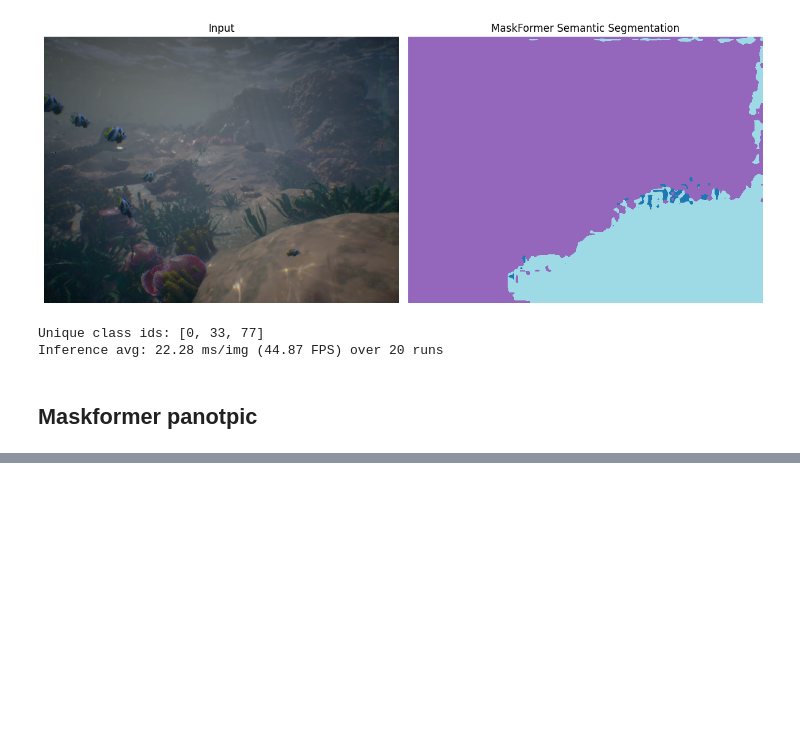
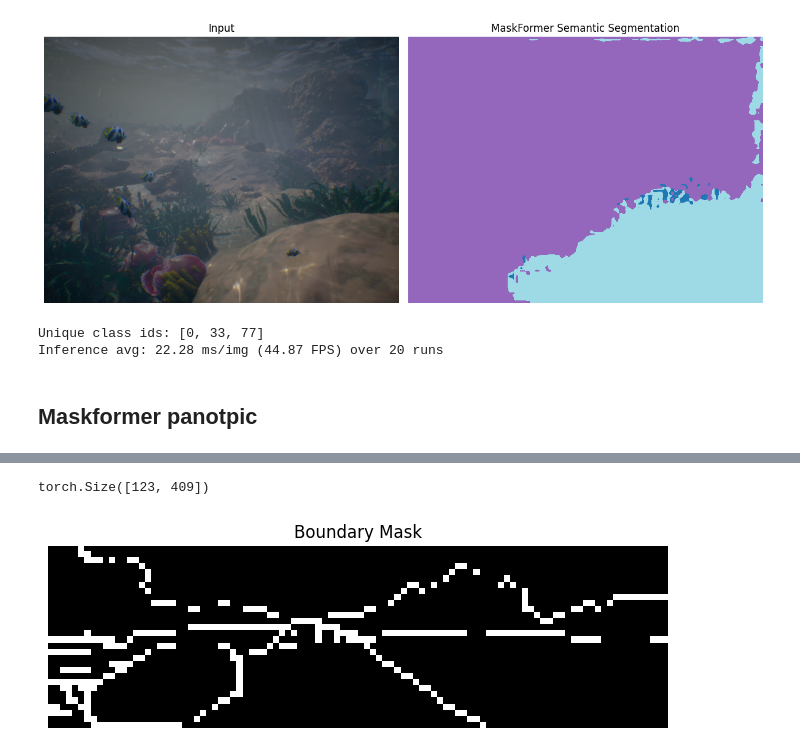
Before and after one commit to kumaran-3527/DPVO, a Jupyter notebook: dinov2-demo.ipynb, the cells around one changed output, grey strips where cells are left out. Saved outputs shown, nothing was run; the diff lists cells and outputs as text; code cells hidden in the pictures; blank space fills up the shorter version.

```diff
--- a/dinov2-demo.ipynb
+++ b/dinov2-demo.ipynb
@@ -182,8 +191,9 @@ import time
 
 # model = "facebook/mask2former-swin-large-cityscapes-panoptic"  ## Badd
 # model = 'facebook/mask2former-swin-large-coco-panoptic' ## Pretty decent
-model = 'facebook/mask2former-swin-base-coco-panoptic' ## Pretty decent
-
+# model = 'facebook/mask2former-swin-small-coco-panoptic' ## Pretty decent
+model = 'facebook/mask2former-swin-base-IN21k-cityscapes-instance'
+torch.cuda.empty_cache()
 seg_processor = AutoImageProcessor.from_pretrained(model)
 seg_model = Mask2FormerForUniversalSegmentation.from_pretrained(model)
 seg_model = seg_model.eval().to(torch.device('cuda'))
@@ -191,11 +201,14 @@ seg_model = seg_model.eval().to(torch.device('cuda'))
 # image1 = Image.open("datasets/mono/ME001/000000.png").convert("RGB") ## Park/Tree/Day/Sunny
 # image1 = Image.open("datasets/mono/ME000/000001.png").convert("RGB") ## Abonded Building terrace/ Day/very Sunny/glare
 # image1 = Image.open("datasets/mono/ME002/000011.png").convert("RGB") ## cave/forest/dark
-image1 = Image.open("datasets/mono/ME003/000027.png").convert("RGB") ## suburban area/road/car/house
+# image1 = Image.open("datasets/mono/ME003/000027.png").convert("RGB") ## suburban area/road/car/house
+# seg_path = '/home/user/Desktop/Kumaran/TartanAir-Restructured-new/AbandonedFactory/easy/P000/image_left/000002_lcam_left.png'
+# image1 = Image.open(seg_path).convert("RGB")
 # image1 = Image.open("datasets/mono/ME004/000020.png").convert("RGB") ## underwater
-# image1 = Image.open("datasets/mono/ME005/000050.png").convert("RGB") ## indoor offfice
+image1 = Image.open("datasets/mono/ME005/000050.png").convert("RGB") ## indoor offfice
 # image1 = Image.open("datasets/mono/ME006/000021.png").convert("RGB") ## dense forest
 # image2 = Image.open("datasets/mono/ME007/000021.png").convert("RGB") ## desert
+# image1 = Image.open('/home/user/Desktop/DPVO/conf_map_demo/KITTI_sample.png').convert("RGB")
 
 seg_inputs = seg_processor(images=[image1], return_tensors="pt")
 seg_inputs = {k: (v.to(seg_model.device) if isinstance(v, torch.Tensor) else v) for k, v in seg_inputs.items()}
@@ -204,7 +217,7 @@ with torch.no_grad():
     seg_outputs = seg_model(**seg_inputs)
 
 # Panoptic post-process
-_panoptic = seg_processor.post_process_panoptic_segmentation(
+_panoptic = seg_processor.post_process_semantic_segmentation(
     seg_outputs, target_sizes=[image1.size[::-1]]
 )[0]
 seg_result = _panoptic["segmentation"]
@@ -367,3 +364,47 @@ Time taken with hook (FP16, restricted mem): 21.94 ms
+# %%
+seg_result["segmentation"].cpu().shape
+# %% [output]
+torch.Size([123, 409])
+# %%
+## Compute boundary masks from seg_maps
+import numpy as np
+import cv2
+
+def seg_to_boundary_mask(seg_map, dilate=2):
+    """
+    Compute boundary mask from segmentation map.
+    Args:
+        seg_map: HxW numpy array of integer segment IDs
+        dilate: dilation radius in pixels (default=2)
+    Returns:
+        boundary_mask: HxW numpy array, 1 on boundaries, 0 elsewhere
+    """
+    h, w = seg_map.shape
+    boundary_mask = np.zeros((h, w), dtype=np.uint8)
+
+    # Check right and bottom neighbors for differences
+    boundary_mask[:, :-1] |= (seg_map[:, :-1] != seg_map[:, 1:])  # right neighbor
+    boundary_mask[:-1, :] |= (seg_map[:-1, :] != seg_map[1:, :])  # bottom neighbor
+
+    # Dilate boundaries to make them thicker
+    if dilate > 0:
+        kernel = cv2.getStructuringElement(cv2.MORPH_ELLIPSE, (2 * dilate + 1, 2 * dilate + 1))
+        boundary_mask = cv2.dilate(boundary_mask, kernel)
+
+    return boundary_mask
+
+
+boundary_mask = seg_to_boundary_mask(seg_result['segmentation'].cpu().numpy(), dilate=1)
+## Downsample boundary mask by 4 for visualization
+boundary_mask = cv2.resize(boundary_mask, (boundary_mask.shape[1]//4, boundary_mask.shape[0]//4), interpolation=cv2.INTER_NEAREST)
+## Visualize boundary mask
+plt.figure(figsize=(8,8))
+plt.imshow(boundary_mask, cmap='gray')
+plt.title("Boundary Mask")
+plt.axis('off')
+plt.show()
+# %% [output]
+[figure, added]
 # %%
 (bb_out.feature_maps[0].shape,  # (B, 128, H/4, W/4) for Swin-B
 bb_out.feature_maps[1].shape , # (B, 256, H/8, W/8) for Swin-B
```
Also changed, not shown: parts of 17 cells of this notebook, 5 other files.
